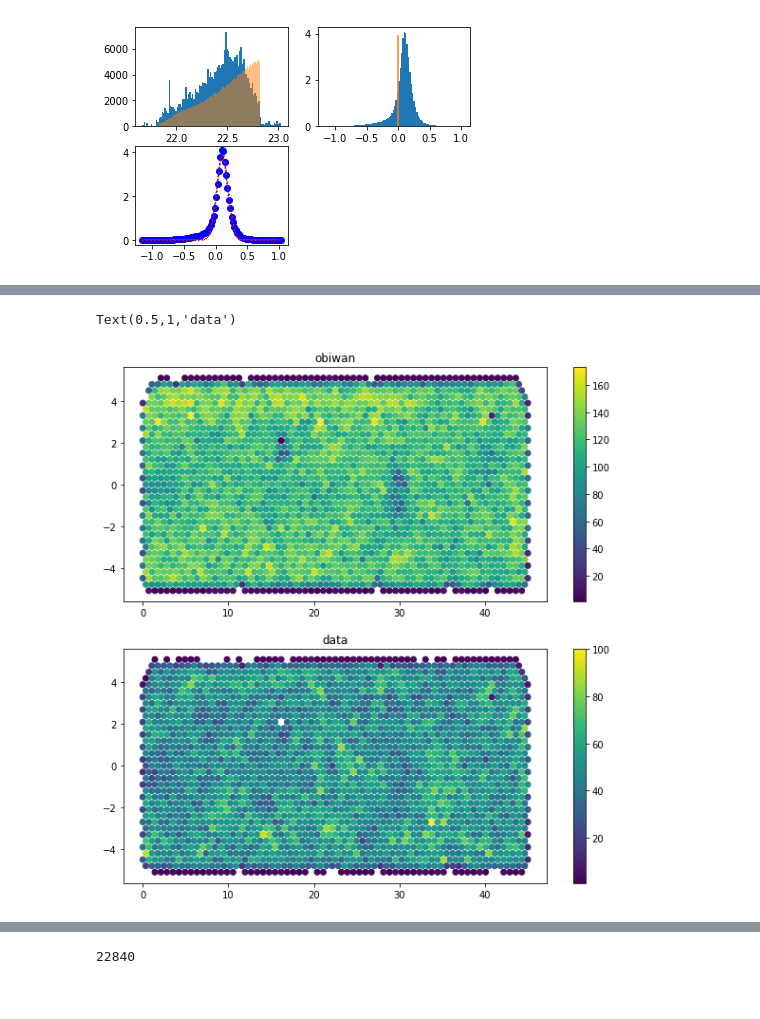
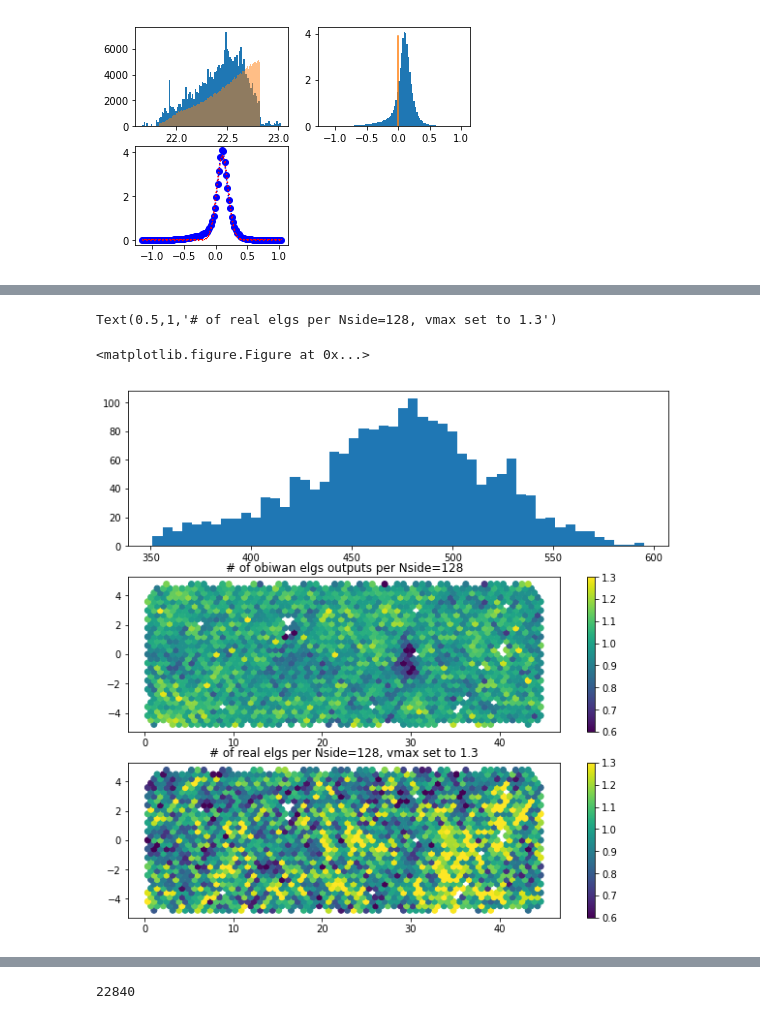
Before and after one commit to DriftingPig/Drones, a Jupyter notebook: obiwan_analysis/ang_corr/ipynb/200per_0215_validation.ipynb, the cells around one changed output, grey strips where cells are left out. Cells and saved outputs as stored; diff of their text form; code cells hidden in the pictures.

```diff
--- a/obiwan_analysis/ang_corr/ipynb/200per_0215_validation.ipynb
+++ b/obiwan_analysis/ang_corr/ipynb/200per_0215_validation.ipynb
@@ -9,8 +11,12 @@ Populating the interactive namespace from numpy and matplotlib
 topdir = '/global/cscratch1/sd/huikong/obiwan_Aug/repos_for_docker/obiwan_out/subset/'
 fn = 'eBOSS_ELG_full_ALL_v4.dat_cutted_really_masked_chunk22.fits'
 fn_obiwan = 'obiwan_200per_0125_really_masked_chunk22.fits'
+fn_sim = 'sim_200per_0125.fits'
 DAT = fits.getdata(topdir+fn)
 obiwan = fits.getdata(topdir+fn_obiwan)
+sim = fits.getdata(topdir+fn_sim)
+fn_sim_m = 'sim_200per_0125_really_masked_chunk22.fits'
+sim_m = fits.getdata(topdir+fn_sim_m)
 # %%
 obiwan.columns
 # %% [output]
@@ -154,46 +168,71 @@ Text(0.5,1,'z')
 # %%
 #output density
+plt.clf()
 import healpy as hp
 plt.figure(figsize=(10,10))
 plt.subplot(2,1,1)
-pixs = hp.ang2pix(128,obiwan['ra'],obiwan['dec'],nest = True, lonlat = True)
+pixs = hp.ang2pix(128,obiwan['ra'],obiwan['dec'], nest = True, lonlat = True)
+pixs2 = hp.ang2pix(128,sim_m['ra'], sim_m['dec'], nest = True, lonlat = True)
 N = 12*128**2
 hist = np.zeros(N)
 for i in range(len(pixs)):
     n = pixs[i]
     hist[n]+=1
+hist2 = np.zeros(N)
+for i in range(len(pixs2)):
+    n = pixs2[i]
+    hist2[n]+=1
 ra,dec = hp.pix2ang(128,np.arange(N), nest = True,lonlat = True)
 col1 = fits.Column(name = 'ra', array = ra, format = 'D')
 col2 = fits.Column(name = 'dec', array = dec, format = 'D')
 col3 = fits.Column(name = 'num', array = hist, format = 'D')
-dat = fits.BinTableHDU.from_columns([col1,col2,col3]).data
-sel = dat['num']
-sel_num = sel>0
+col4 = fits.Column(name = 'num2', array = hist2, format = 'D')
+dat = fits.BinTableHDU.from_columns([col1,col2,col3,col4]).data
+
+
+sel = dat['num2']
+sel_num = sel>350
 final = dat[sel_num]
-sc = plt.scatter(final['ra'],final['dec'],c=final['num'])
+plt.subplot(3,1,1)
+pt1 = plt.hist(final['num2'],bins=50)
+
+plt.subplot(3,1,2)
+color=(final['num']/final['num2'])/(final['num']/final['num2']).mean()
+sc = plt.scatter(final['ra'],final['dec'],c=color,vmax=1.3,vmin=0.6)
 plt.colorbar(sc)
-plt.title('obiwan')
+plt.title('# of obiwan elgs outputs per Nside=128')
 
-plt.subplot(2,1,2)
+
 pixs = hp.ang2pix(128,DAT['ra'],DAT['dec'],nest = True, lonlat = True)
+pixs2 = hp.ang2pix(128,sim_m['ra'], sim_m['dec'], nest = True, lonlat = True)
 N = 12*128**2
 hist = np.zeros(N)
 for i in range(len(pixs)):
     n = pixs[i]
     hist[n]+=1
+hist2 = np.zeros(N)
+for i in range(len(pixs2)):
+    n = pixs2[i]
+    hist2[n]+=1
 ra,dec = hp.pix2ang(128,np.arange(N), nest = True,lonlat = True)
 col1 = fits.Column(name = 'ra', array = ra, format = 'D')
 col2 = fits.Column(name = 'dec', array = dec, format = 'D')
 col3 = fits.Column(name = 'num', array = hist, format = 'D')
-dat = fits.BinTableHDU.from_columns([col1,col2,col3]).data
-sel = dat['num']
-sel_num = sel>0
+col4 = fits.Column(name = 'num2', array = hist2, format = 'D')
+dat = fits.BinTableHDU.from_columns([col1,col2,col3,col4]).data
+sel = dat['num2']
+sel_num = sel>350
 final = dat[sel_num]
-sc2 = plt.scatter(final['ra'],final['dec'],c=final['num'])
+plt.subplot(3,1,3)
+color=(final['num']/final['num2'])/(final['num']/final['num2']).mean()
+sc2 = plt.scatter(final['ra'],final['dec'],c=color,vmax=1.3,vmin=0.6)
 plt.colorbar(sc2)
-plt.title('data')
+plt.title('# of real elgs per Nside=128, vmax set to 1.3')
+
+#devide by randoms, reject  few random pixels
 # %% [output]
-Text(0.5,1,'data')
+Text(0.5,1,'# of real elgs per Nside=128, vmax set to 1.3')
+<matplotlib.figure.Figure at 0x...>
-[figure, old version]
+[figure, new version]
 # %%
 #output denisty 0.6<z<1.1
```
Also changed, not shown: parts of 15 cells of this notebook, 6 other files.
